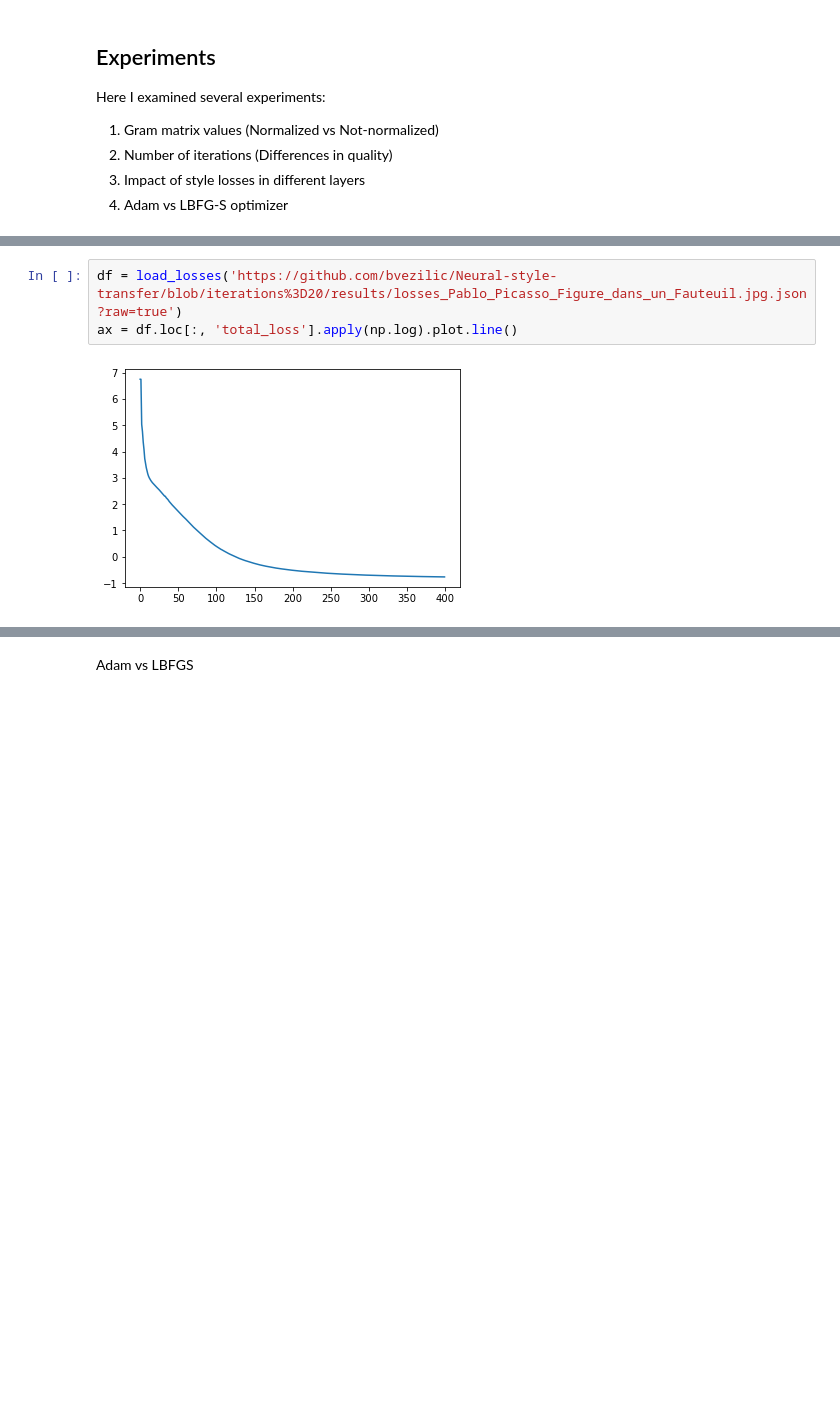
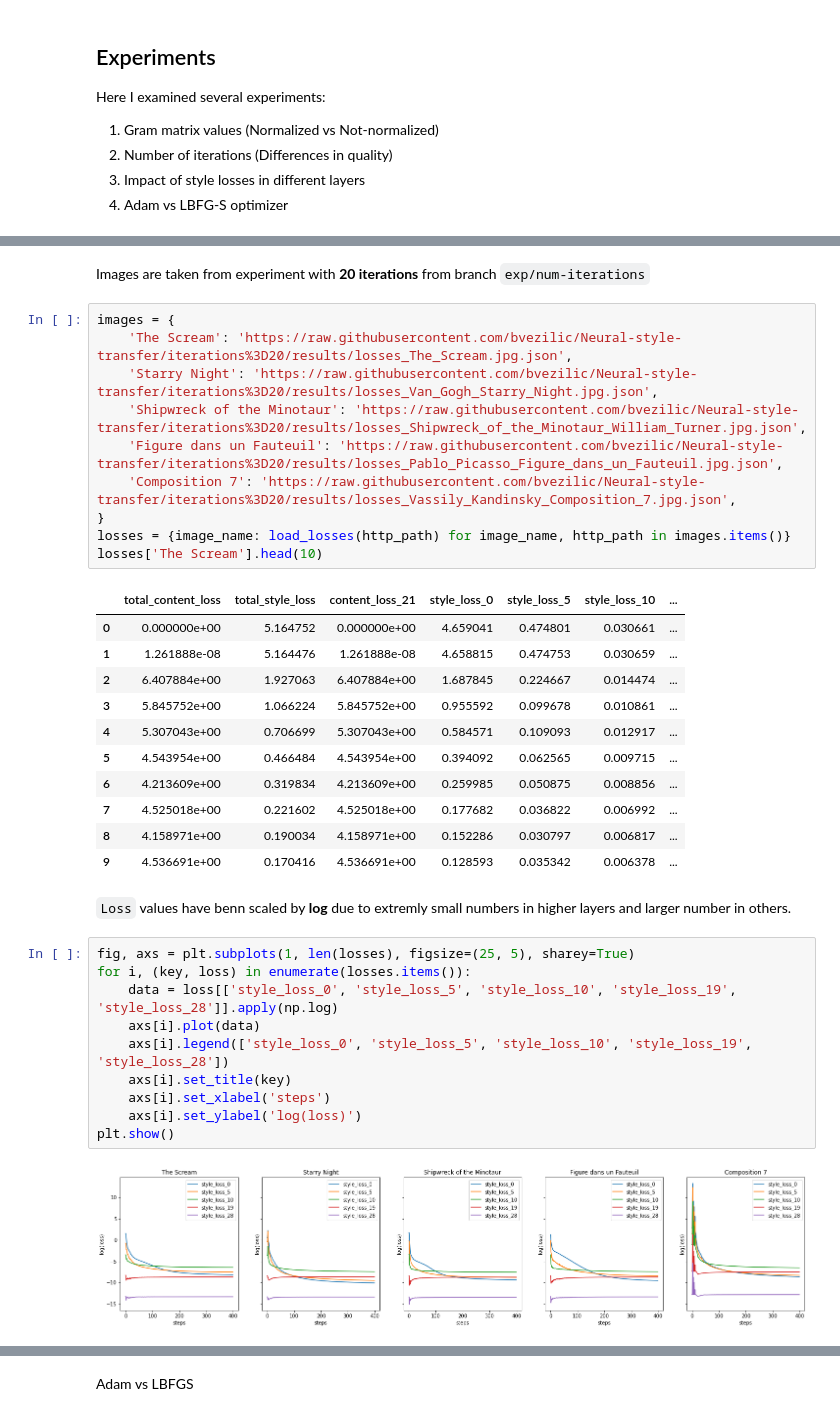
Before and after one commit to bvezilic/Neural-style-transfer, a Jupyter notebook: neural-style-transfer.ipynb, the cells around one changed output, grey strips where cells are left out. Saved outputs shown, nothing was run; the diff lists cells and outputs as text; blank space fills up the shorter version.

Commit message:
Added num_iterations experiment to notebook

```diff
--- a/neural-style-transfer.ipynb
+++ b/neural-style-transfer.ipynb
@@ -112,5 +116,38 @@ There isn't a *huge* difference in generated images as the **loss** seems to dro
+# %% [markdown]
+Images are taken from experiment with **20 iterations** from branch `exp/num-iterations`
 # %%
-df = load_losses('https://github.com/bvezilic/Neural-style-transfer/blob/iterations%3D20/results/losses_Pablo_Picasso_Figure_dans_un_Fauteuil.jpg.json?raw=true')
-ax = df.loc[:, 'total_loss'].apply(np.log).plot.line()
+images = {
+    'The Scream': 'https://raw.githubusercontent.com/bvezilic/Neural-style-transfer/iterations%3D20/results/losses_The_Scream.jpg.json',
+    'Starry Night': 'https://raw.githubusercontent.com/bvezilic/Neural-style-transfer/iterations%3D20/results/losses_Van_Gogh_Starry_Night.jpg.json',
+    'Shipwreck of the Minotaur': 'https://raw.githubusercontent.com/bvezilic/Neural-style-transfer/iterations%3D20/results/losses_Shipwreck_of_the_Minotaur_William_Turner.jpg.json',
+    'Figure dans un Fauteuil': 'https://raw.githubusercontent.com/bvezilic/Neural-style-transfer/iterations%3D20/results/losses_Pablo_Picasso_Figure_dans_un_Fauteuil.jpg.json',
+    'Composition 7': 'https://raw.githubusercontent.com/bvezilic/Neural-style-transfer/iterations%3D20/results/losses_Vassily_Kandinsky_Composition_7.jpg.json',
+}
+losses = {image_name: load_losses(http_path) for image_name, http_path in images.items()}
+losses['The Scream'].head(10)
 # %% [output]
-[figure, removed]
+|  | total_content_loss | total_style_loss | content_loss_21 | style_loss_0 | style_loss_5 | style_loss_10 | ... |
+| 0 | 0.000000e+00 | 5.164752 | 0.000000e+00 | 4.659041 | 0.474801 | 0.030661 | ... |
+| 1 | 1.261888e-08 | 5.164476 | 1.261888e-08 | 4.658815 | 0.474753 | 0.030659 | ... |
+| 2 | 6.407884e+00 | 1.927063 | 6.407884e+00 | 1.687845 | 0.224667 | 0.014474 | ... |
+| 3 | 5.845752e+00 | 1.066224 | 5.845752e+00 | 0.955592 | 0.099678 | 0.010861 | ... |
+| 4 | 5.307043e+00 | 0.706699 | 5.307043e+00 | 0.584571 | 0.109093 | 0.012917 | ... |
+| 5 | 4.543954e+00 | 0.466484 | 4.543954e+00 | 0.394092 | 0.062565 | 0.009715 | ... |
+| 6 | 4.213609e+00 | 0.319834 | 4.213609e+00 | 0.259985 | 0.050875 | 0.008856 | ... |
+| 7 | 4.525018e+00 | 0.221602 | 4.525018e+00 | 0.177682 | 0.036822 | 0.006992 | ... |
+| 8 | 4.158971e+00 | 0.190034 | 4.158971e+00 | 0.152286 | 0.030797 | 0.006817 | ... |
+| 9 | 4.536691e+00 | 0.170416 | 4.536691e+00 | 0.128593 | 0.035342 | 0.006378 | ... |
+# %% [markdown]
+`Loss` values have benn scaled by **log** due to extremly small numbers in higher layers and larger number in others.
+# %%
+fig, axs = plt.subplots(1, len(losses), figsize=(25, 5), sharey=True)
+for i, (key, loss) in enumerate(losses.items()):
+    data = loss[['style_loss_0', 'style_loss_5', 'style_loss_10', 'style_loss_19', 'style_loss_28']].apply(np.log)
+    axs[i].plot(data)
+    axs[i].legend(['style_loss_0', 'style_loss_5', 'style_loss_10', 'style_loss_19', 'style_loss_28'])
+    axs[i].set_title(key)
+    axs[i].set_xlabel('steps')
+    axs[i].set_ylabel('log(loss)')
+plt.show()
+# %% [output]
+[figure, added]
```
Also changed, not shown: parts of 4 cells of this notebook.
